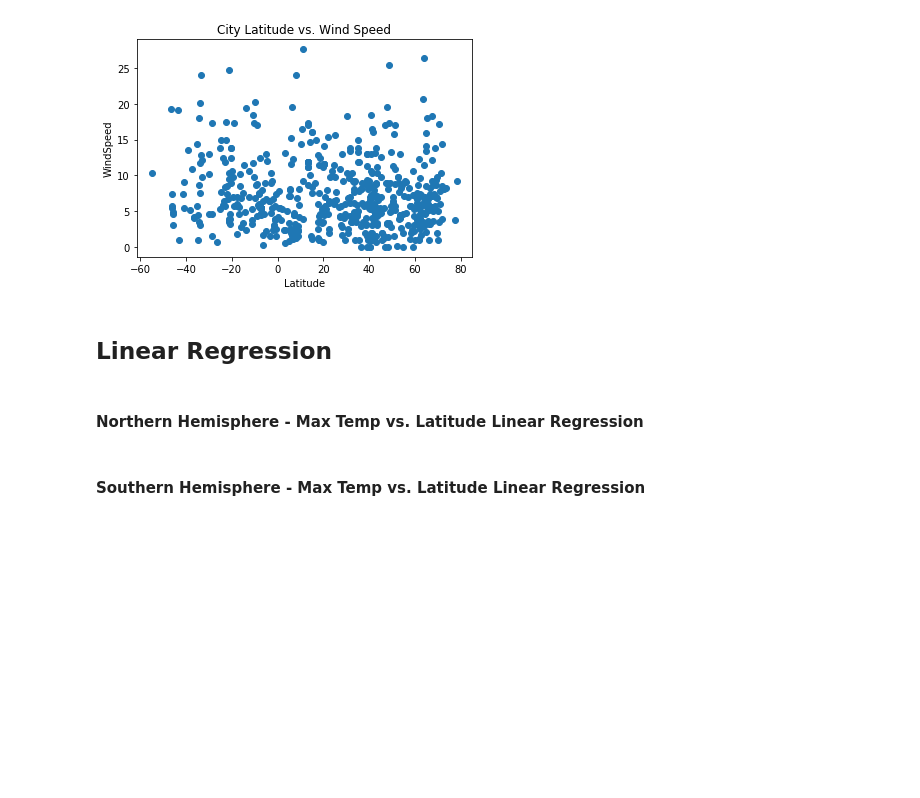
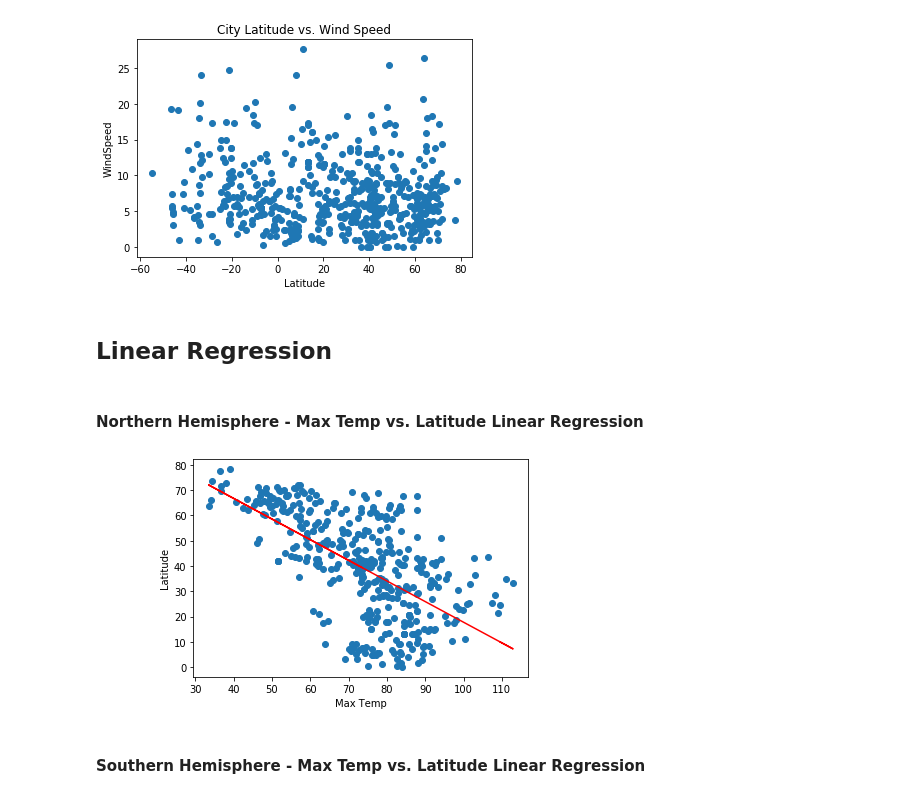
Before and after one commit to lauraezr/python-api-challenge, a Jupyter notebook: WeatherPy/WeatherPy.ipynb, the cells around one changed output. Cells and saved outputs as stored; diff of their text form; code cells hidden in the pictures; blank space fills up the shorter version.

```diff
--- a/WeatherPy/WeatherPy.ipynb
+++ b/WeatherPy/WeatherPy.ipynb
@@ -274,5 +278,25 @@ plt.show()
 ## Linear Regression
 # %% [markdown]
 ####  Northern Hemisphere - Max Temp vs. Latitude Linear Regression
+# %%
+north_h = clean_city_data.loc[(clean_city_data['Lat']>0)]
+south_h = clean_city_data.loc[(clean_city_data['Lat'] < 0)]
+# %%
+x_values = north_h["Temp"]
+y_values = north_h["Lat"]
+(slope, intercept, rvalue, pvalue, stderr) = linregress(x_values, y_values)
+regress_values = x_values * slope + intercept
+line_eq = "y = " + str(round(slope,2)) + "x + " + str(round(intercept,2))
+plt.scatter(x_values,y_values)
+plt.plot(x_values,regress_values,"r-")
+plt.annotate(line_eq,(6,10),fontsize=15,color="red")
+plt.xlabel("Max Temp")
+plt.ylabel("Latitude")
+plt.show()
+# there is a negative relationship between temperature and latitude for cities in the northern hemisphere
+# meaning the further away from the equator, the colder the temperature
+# meaning the higher the latitude line, the lower the temperature
+# %% [output]
+[figure, added]
 # %% [markdown]
 ####  Southern Hemisphere - Max Temp vs. Latitude Linear Regression
```
Also changed, not shown: parts of 11 cells of this notebook.
